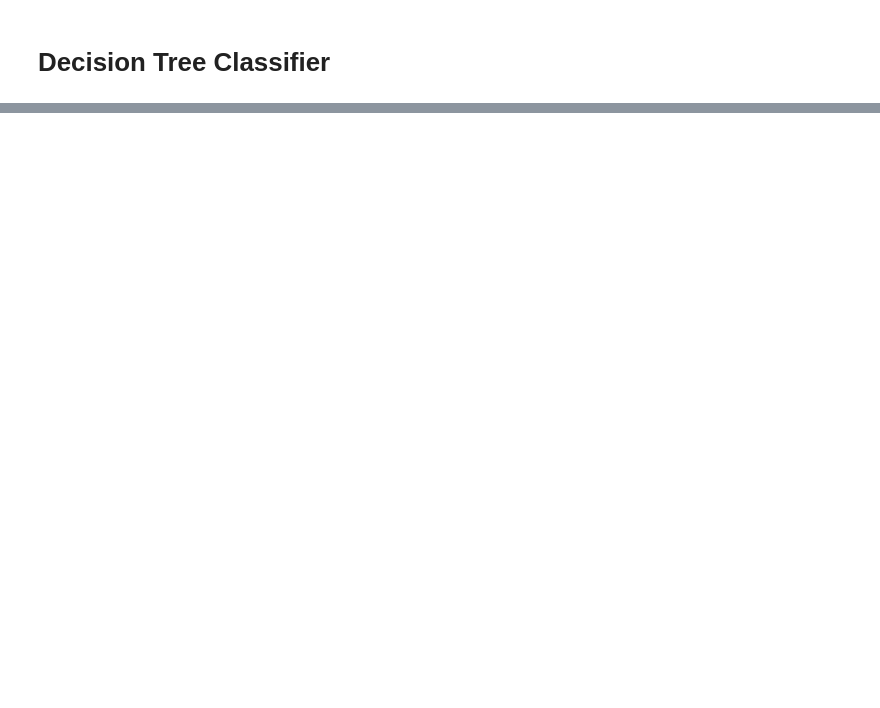
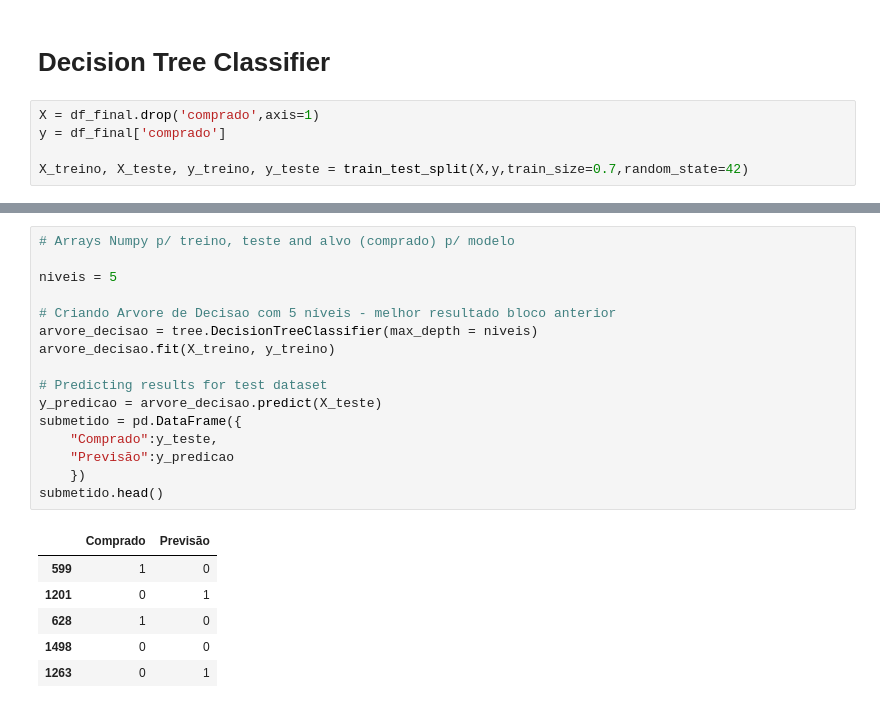
Before and after one commit to LeodeFaria/IDP, a Jupyter notebook: idp_IA2_Árvore_de_Decisão_Exercicio.ipynb, the cells around one changed output, grey strips where cells are left out. Cells and saved outputs as stored; diff of their text form; blank space fills up the shorter version.

```diff
--- a/idp_IA2_Árvore_de_Decisão_Exercicio.ipynb
+++ b/idp_IA2_Árvore_de_Decisão_Exercicio.ipynb
@@ -81,2 +107,7 @@ df
 # %% [markdown]
 # Decision Tree Classifier
+# %%
+X = df_final.drop('comprado',axis=1)
+y = df_final['comprado']
+
+X_treino, X_teste, y_treino, y_teste = train_test_split(X,y,train_size=0.7,random_state=42)
@@ -82,0 +165,23 @@ df
+# %%
+# Arrays Numpy p/ treino, teste and alvo (comprado) p/ modelo
+
+niveis = 5
+
+# Criando Arvore de Decisao com 5 níveis - melhor resultado bloco anterior
+arvore_decisao = tree.DecisionTreeClassifier(max_depth = niveis)
+arvore_decisao.fit(X_treino, y_treino)
+
+# Predicting results for test dataset
+y_predicao = arvore_decisao.predict(X_teste)
+submetido = pd.DataFrame({
+    "Comprado":y_teste,
+    "Previsão":y_predicao
+    })
+submetido.head()
+# %% [output]
+|  | Comprado | Previsão |
+| 599 | 1 | 0 |
+| 1201 | 0 | 1 |
+| 628 | 1 | 0 |
+| 1498 | 0 | 0 |
+| 1263 | 0 | 1 |
```
Also changed, not shown: parts of 12 cells of this notebook, 6 other files.
